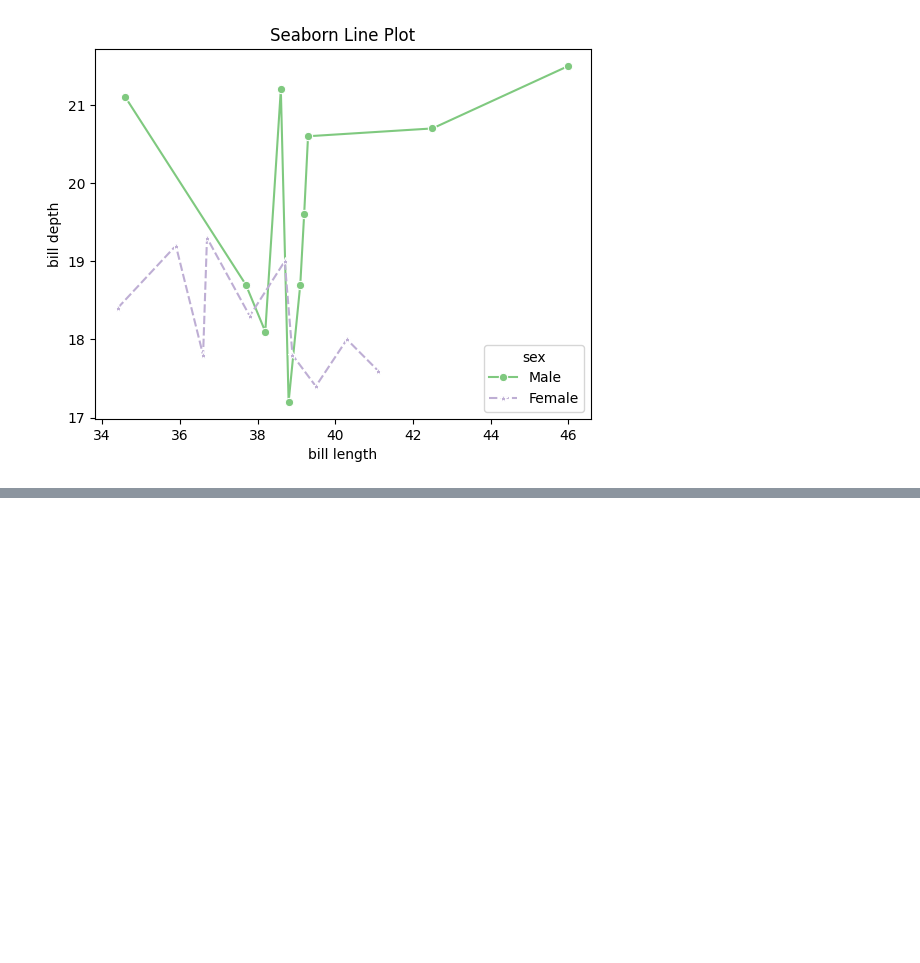
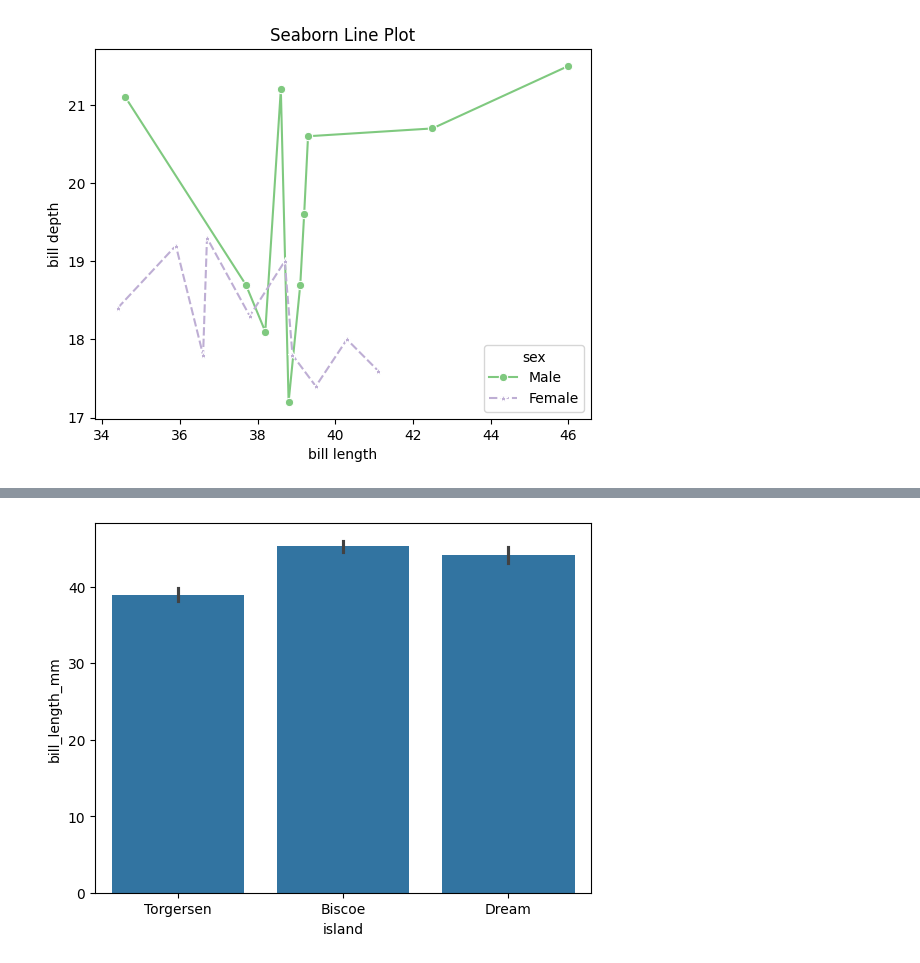
Before and after one commit to Tanay-Dwivedi/DADS-practice, a Jupyter notebook: Python/Seaborn/seaborn_practice1.ipynb, the cells around one changed output, grey strips where cells are left out. Drawn from its saved outputs; the diff is of its cells as text; code cells hidden in the pictures; blank space fills up the shorter version.

```diff
--- a/Python/Seaborn/seaborn_practice1.ipynb
+++ b/Python/Seaborn/seaborn_practice1.ipynb
@@ -133,0 +156,5 @@ plt.show()
+# %%
+sns.barplot(x = df.island, y = df.bill_length_mm)
+plt.show()
+# %% [output]
+[figure, added]
```
Also changed, not shown: parts of 19 cells of this notebook.
